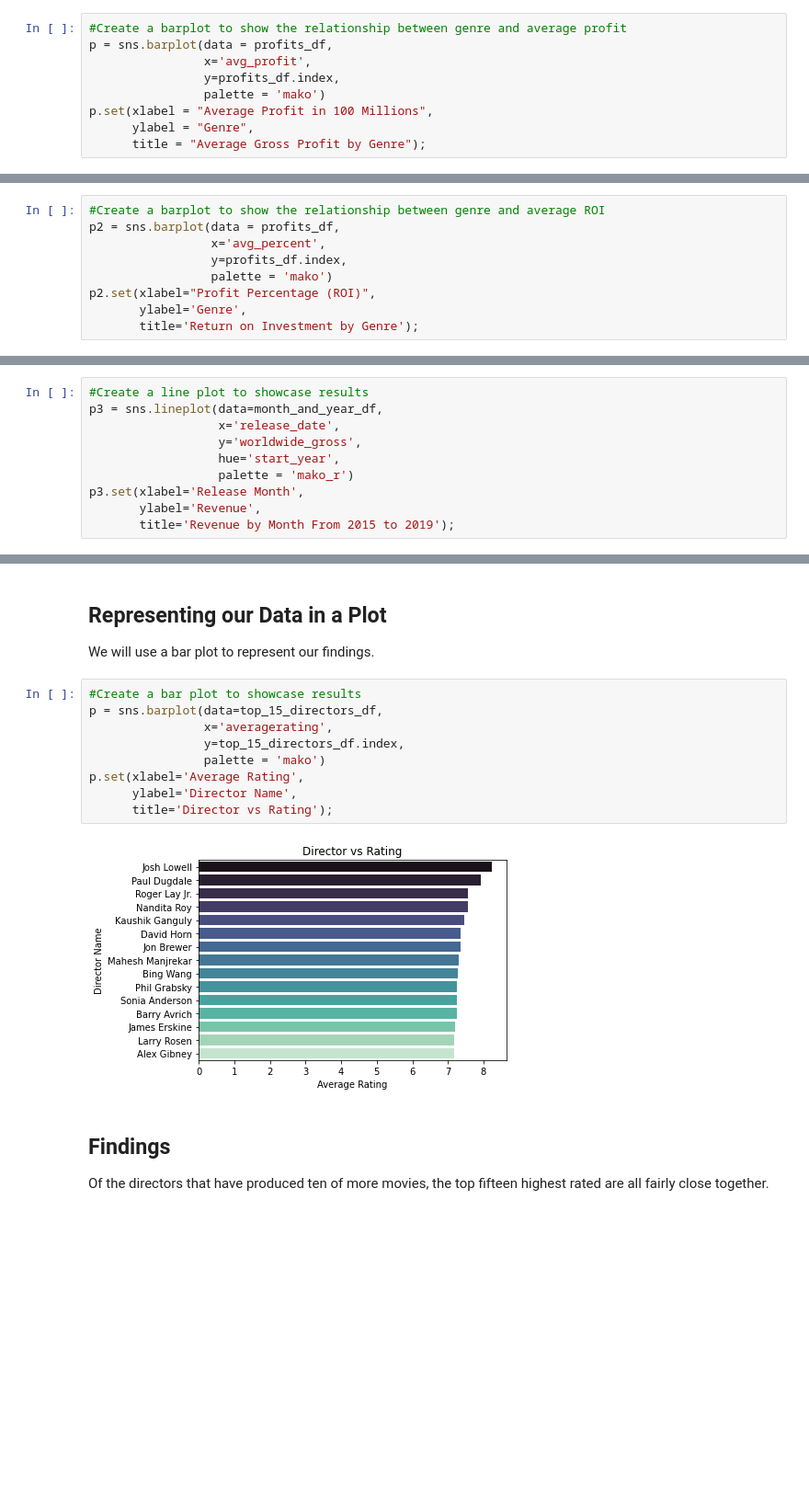
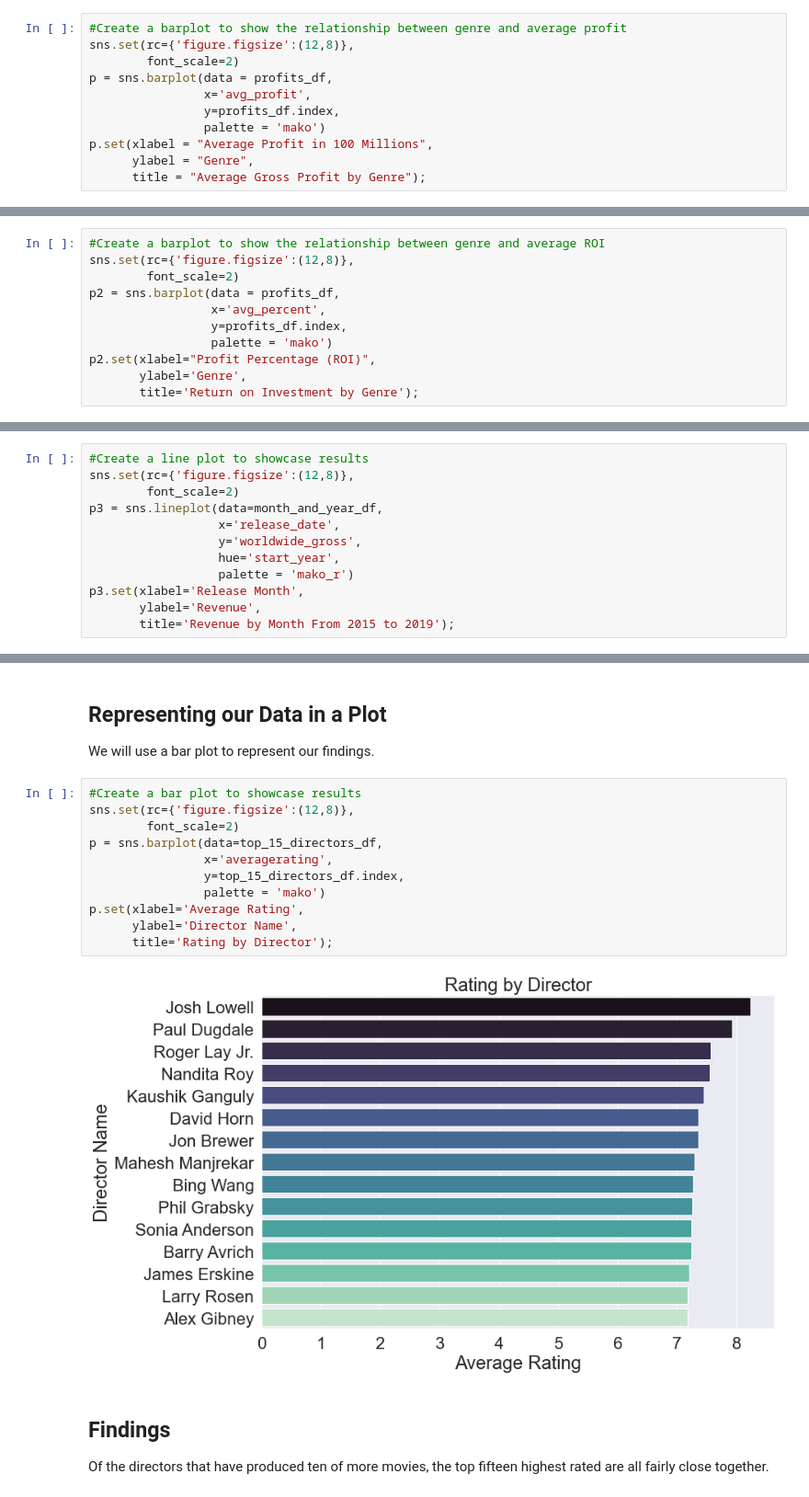
Before and after one commit to elizabeth524/dsc-phase-1-project-v2-3, a Jupyter notebook: student.ipynb, the cells around one changed output, grey strips where cells are left out. Shown: that part at 92% size. Cells and saved outputs as stored; diff of their text form; blank space fills up the shorter version.

```diff
--- a/student.ipynb
+++ b/student.ipynb
@@ -193,6 +193,8 @@ profits_df
 We will use a bar plot to represent our findings.
 # %%
 #Create a barplot to show the relationship between genre and average profit
+sns.set(rc={'figure.figsize':(12,8)},
+        font_scale=2)
 p = sns.barplot(data = profits_df,
                 x='avg_profit',
                 y=profits_df.index,
@@ -325,6 +327,8 @@ profits_df
 We will again use a bar plot to represent our findings.
 # %%
 #Create a barplot to show the relationship between genre and average ROI
+sns.set(rc={'figure.figsize':(12,8)},
+        font_scale=2)
 p2 = sns.barplot(data = profits_df,
                  x='avg_percent',
                  y=profits_df.index,
@@ -486,6 +490,8 @@ month_and_year_df
 We will use a line plot to represent our findings.
 # %%
 #Create a line plot to showcase results
+sns.set(rc={'figure.figsize':(12,8)},
+        font_scale=2)
 p3 = sns.lineplot(data=month_and_year_df,
                   x='release_date',
                   y='worldwide_gross',
@@ -654,15 +660,17 @@ top_15_directors_df = top_directors_df.sort_values('averagerating',
 We will use a bar plot to represent our findings.
 # %%
 #Create a bar plot to showcase results
+sns.set(rc={'figure.figsize':(12,8)},
+        font_scale=2)
 p = sns.barplot(data=top_15_directors_df,
                 x='averagerating',
                 y=top_15_directors_df.index,
                 palette = 'mako')
 p.set(xlabel='Average Rating',
       ylabel='Director Name',
-      title='Director vs Rating');
+      title='Rating by Director');
 # %% [output]
-[figure, old version]
+[figure, new version]
 # %% [markdown]
 ## Findings
 Of the directors that have produced ten of more movies, the top fifteen highest rated are all fairly close together.
```
Also changed, not shown: parts of 3 cells of this notebook, 5 other files.
